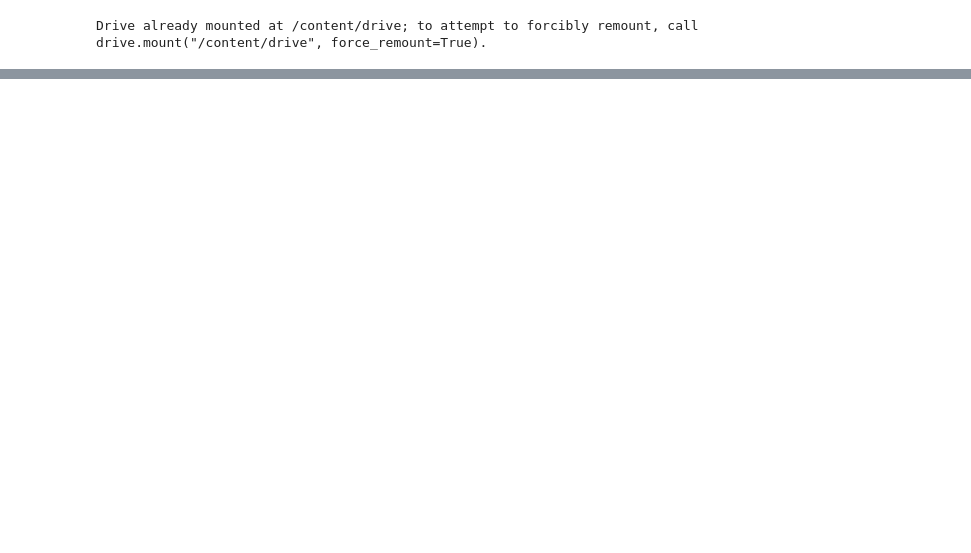
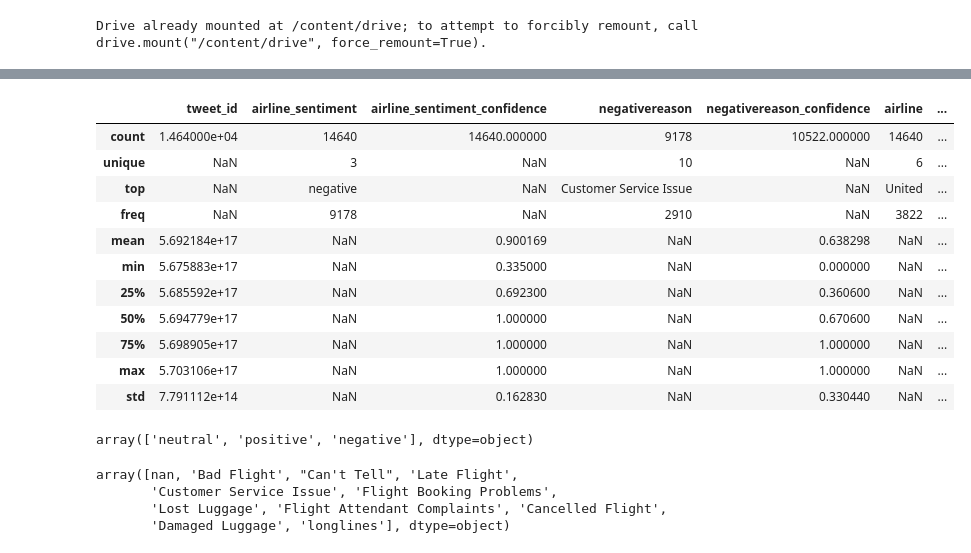
Before and after one commit to merlynmp/Airline-Sentiment-Analysis, a Jupyter notebook: airplane_python.ipynb, the cells around one changed output, grey strips where cells are left out. Drawn from its saved outputs; the diff is of its cells as text; code cells hidden in the pictures; blank space fills up the shorter version.

```diff
--- a/airplane_python.ipynb
+++ b/airplane_python.ipynb
@@ -8,0 +66,26 @@ df = pd.read_excel('/content/drive/MyDrive/Tweets.xlsx')
+# %%
+df.describe(include='all')
+# %% [output]
+|  | tweet_id | airline_sentiment | airline_sentiment_confidence | negativereason | negativereason_confidence | airline | ... |
+| count | 1.464000e+04 | 14640 | 14640.000000 | 9178 | 10522.000000 | 14640 | ... |
+| unique | NaN | 3 | NaN | 10 | NaN | 6 | ... |
+| top | NaN | negative | NaN | Customer Service Issue | NaN | United | ... |
+| freq | NaN | 9178 | NaN | 2910 | NaN | 3822 | ... |
+| mean | 5.692184e+17 | NaN | 0.900169 | NaN | 0.638298 | NaN | ... |
+| min | 5.675883e+17 | NaN | 0.335000 | NaN | 0.000000 | NaN | ... |
+| 25% | 5.685592e+17 | NaN | 0.692300 | NaN | 0.360600 | NaN | ... |
+| 50% | 5.694779e+17 | NaN | 1.000000 | NaN | 0.670600 | NaN | ... |
+| 75% | 5.698905e+17 | NaN | 1.000000 | NaN | 1.000000 | NaN | ... |
+| max | 5.703106e+17 | NaN | 1.000000 | NaN | 1.000000 | NaN | ... |
+| std | 7.791112e+14 | NaN | 0.162830 | NaN | 0.330440 | NaN | ... |
+# %%
+df['airline_sentiment'].unique()
+# %% [output]
+array(['neutral', 'positive', 'negative'], dtype=object)
+# %%
+df['negativereason'].unique()
+# %% [output]
+array([nan, 'Bad Flight', "Can't Tell", 'Late Flight',
+       'Customer Service Issue', 'Flight Booking Problems',
+       'Lost Luggage', 'Flight Attendant Complaints', 'Cancelled Flight',
+       'Damaged Luggage', 'longlines'], dtype=object)
```
Also changed, not shown: parts of 30 cells of this notebook.
